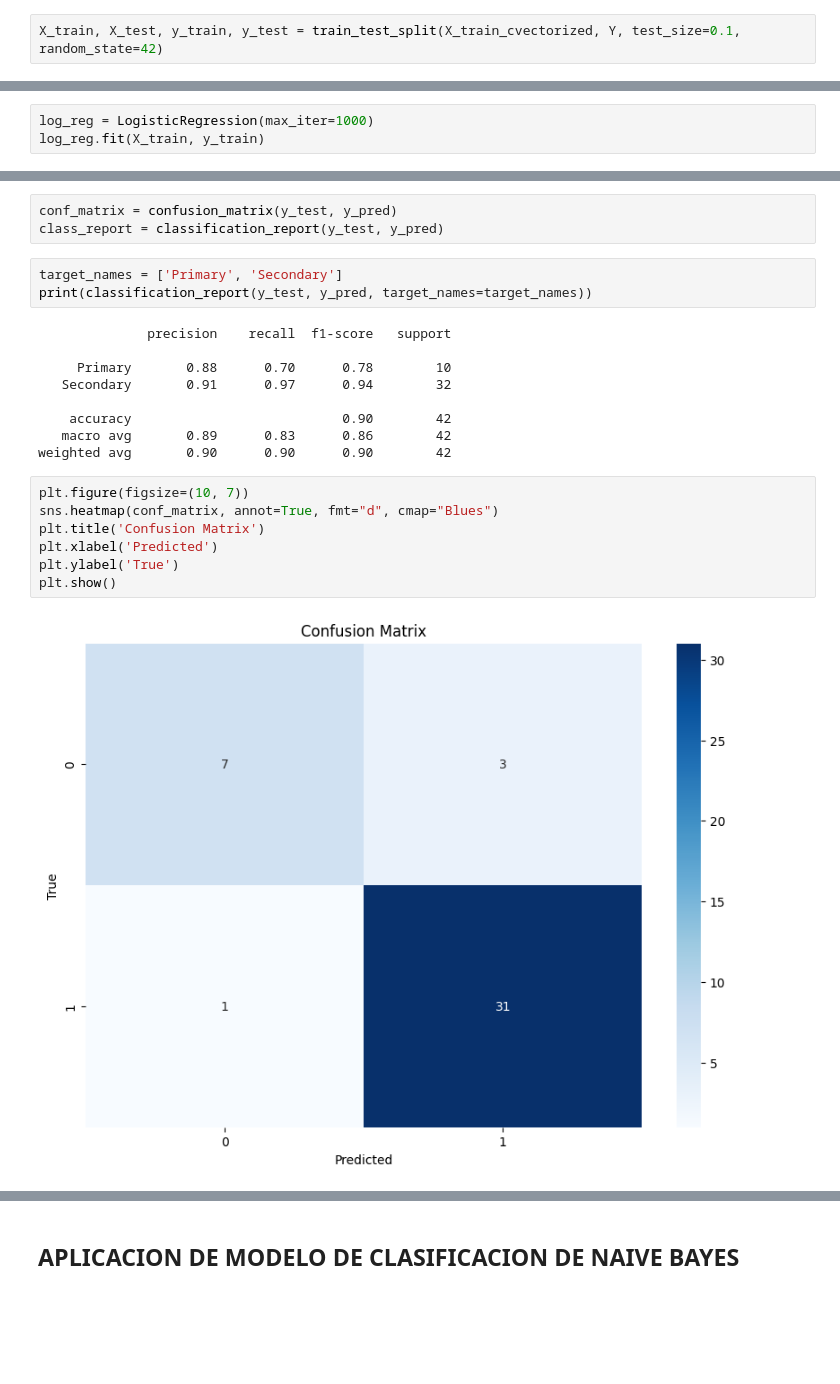
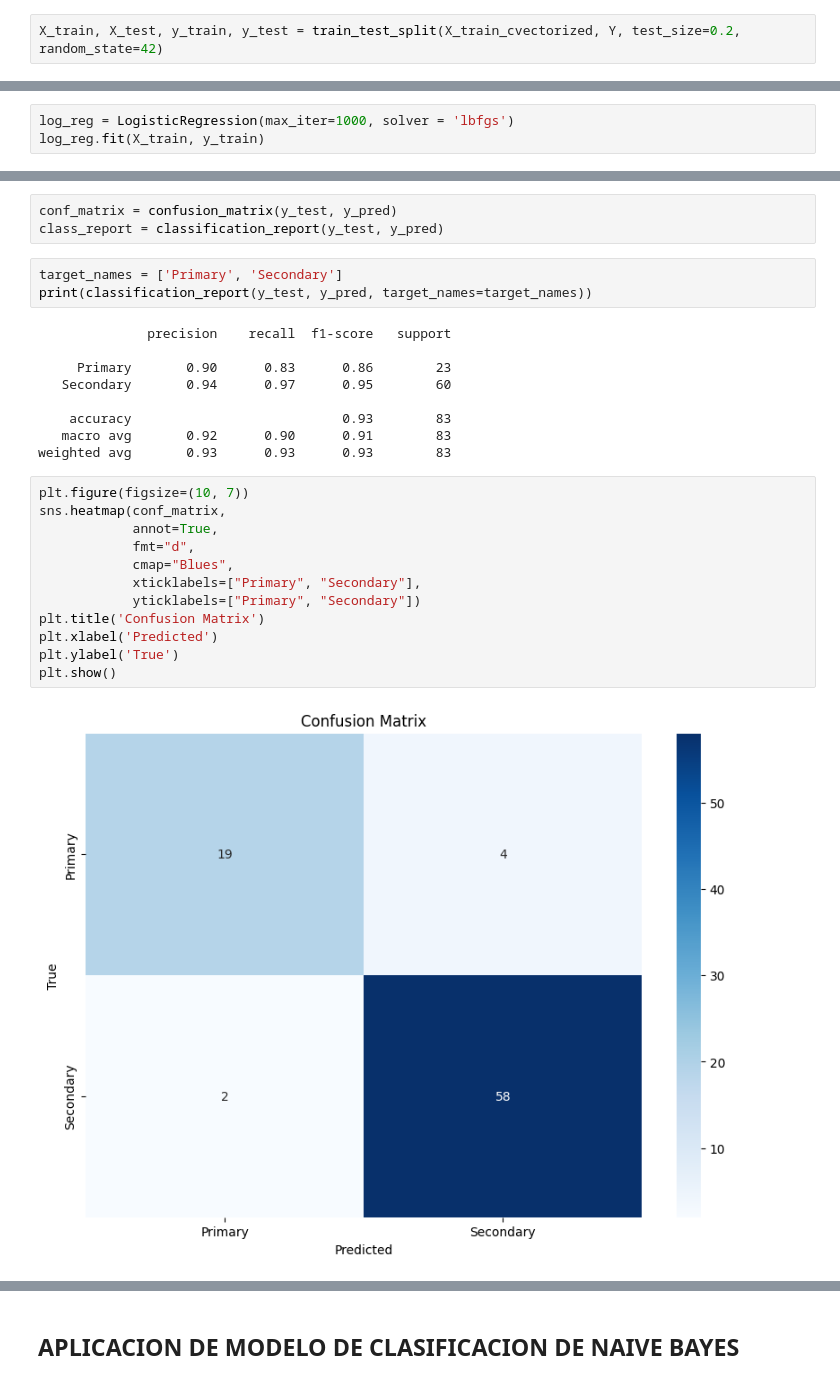
Before and after one commit to ErickMMuniz/kaggle-make-data-count, a Jupyter notebook: models/ProyectoAprendizajeSupervisado.ipynb, the cells around one changed output, grey strips where cells are left out. Saved outputs shown, nothing was run; the diff lists cells and outputs as text; blank space fills up the shorter version.

```diff
--- a/models/ProyectoAprendizajeSupervisado.ipynb
+++ b/models/ProyectoAprendizajeSupervisado.ipynb
@@ -103,7 +184,7 @@ print(X_train_cvectorized.shape)
 # %% [output]
 (412, 791)
 # %%
-X_train, X_test, y_train, y_test = train_test_split(X_train_cvectorized, Y, test_size=0.1, random_state=42)
+X_train, X_test, y_train, y_test = train_test_split(X_train_cvectorized, Y, test_size=0.2, random_state=42)
 # %%
 print('Corpus Entrenamiento', len(X_train), len(y_train))
 # %% [output]
@@ -113,5 +207,5 @@ Corpus Entrenamiento 370 370
 # %%
-log_reg = LogisticRegression(max_iter=1000)
+log_reg = LogisticRegression(max_iter=1000, solver = 'lbfgs')
 log_reg.fit(X_train, y_train)
 # %% [output]
 LogisticRegression(max_iter=1000)
@@ -126,18 +220,23 @@ print(classification_report(y_test, y_pred, target_names=target_names))
 # %% [output]
               precision    recall  f1-score   support
 
-     Primary       0.88      0.70      0.78        10
-   Secondary       0.91      0.97      0.94        32
+     Primary       0.90      0.83      0.86        23
+   Secondary       0.94      0.97      0.95        60
 
-    accuracy                           0.90        42
-   macro avg       0.89      0.83      0.86        42
-weighted avg       0.90      0.90      0.90        42
+    accuracy                           0.93        83
+   macro avg       0.92      0.90      0.91        83
+weighted avg       0.93      0.93      0.93        83
 # %%
 plt.figure(figsize=(10, 7))
-sns.heatmap(conf_matrix, annot=True, fmt="d", cmap="Blues")
+sns.heatmap(conf_matrix,
+            annot=True,
+            fmt="d",
+            cmap="Blues",
+            xticklabels=["Primary", "Secondary"],
+            yticklabels=["Primary", "Secondary"])
 plt.title('Confusion Matrix')
 plt.xlabel('Predicted')
 plt.ylabel('True')
 plt.show()
 # %% [output]
-[figure, old version]
+[figure, new version]
```
Also changed, not shown: parts of 53 cells of this notebook, 1 other file.
